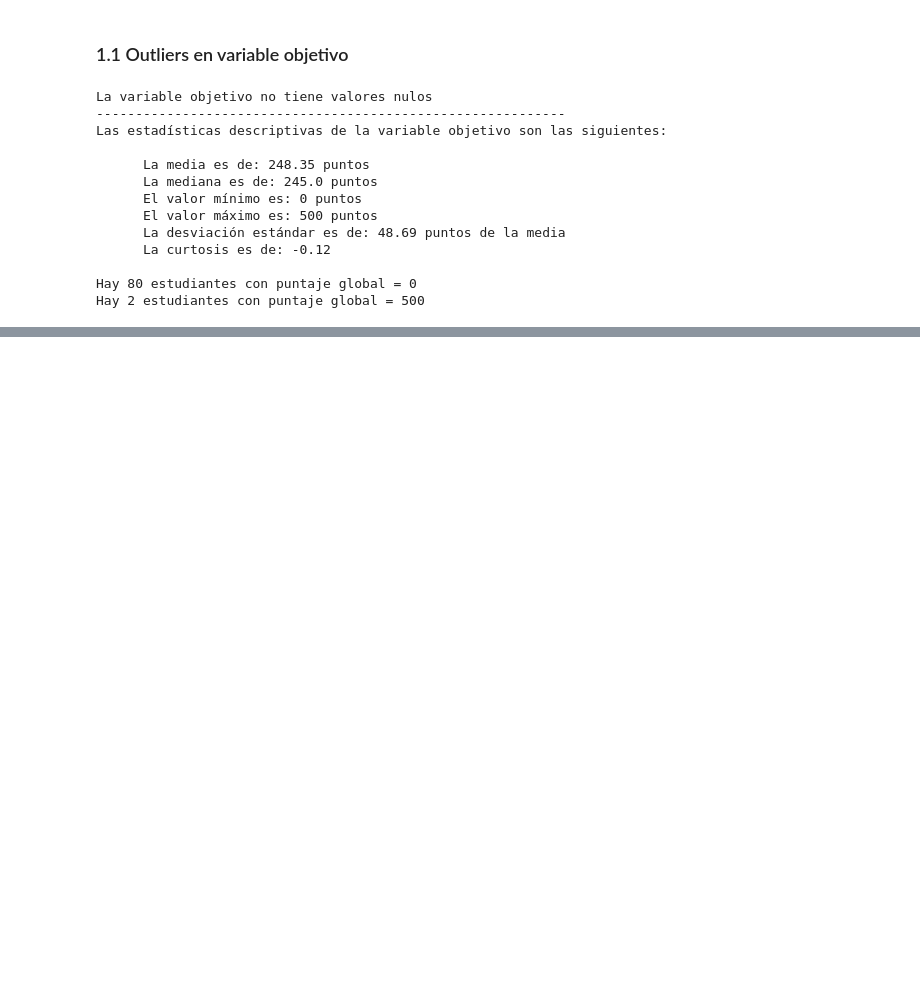
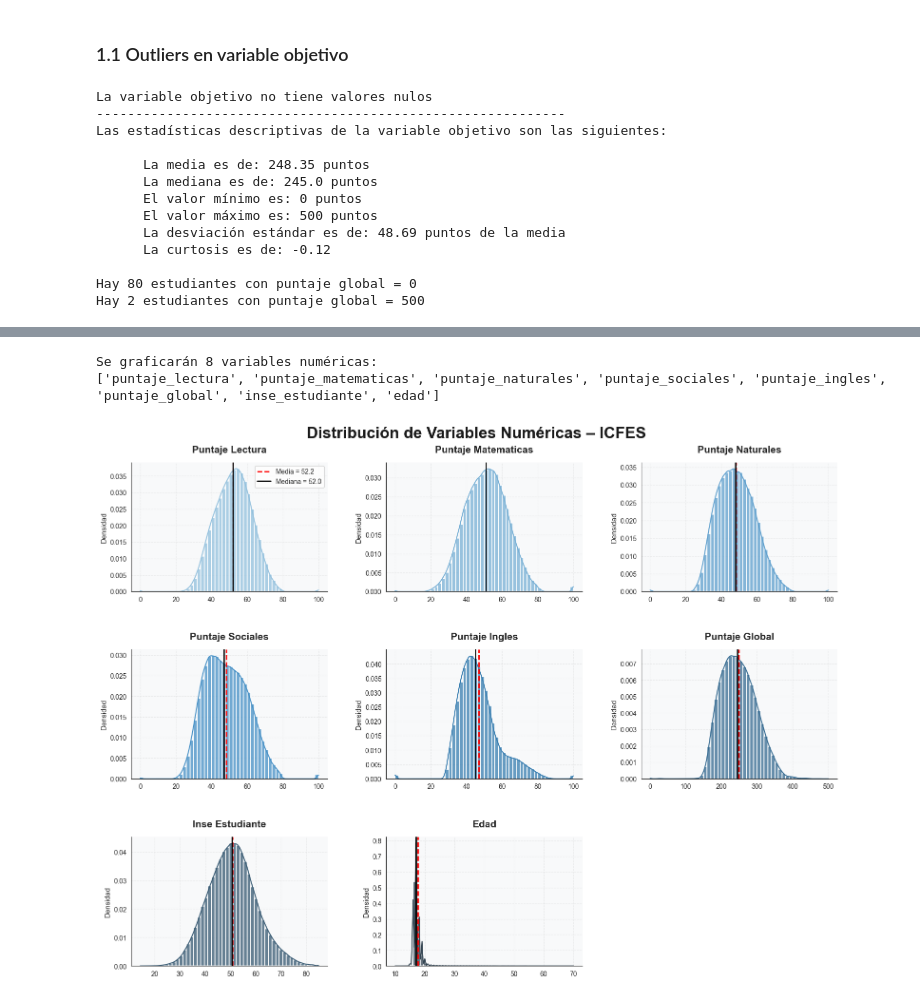
Before and after one commit to JorgeJordyJaimes/icfes-app, a Jupyter notebook: notebooks/3.analisis-datos.ipynb, the cells around one changed output, grey strips where cells are left out. Saved outputs shown, nothing was run; the diff lists cells and outputs as text; code cells hidden in the pictures; blank space fills up the shorter version.

```diff
--- a/notebooks/3.analisis-datos.ipynb
+++ b/notebooks/3.analisis-datos.ipynb
@@ -310,0 +363,74 @@ Outliers detectados con Isolation Forest: 1900 (0.376%)
+# %%
+import matplotlib.pyplot as plt
+import seaborn as sns
+import numpy as np
+
+# =============================================
+# DETECTAR VARIABLES NUMÉRICAS
+# =============================================
+numeric_cols = icfes.select_dtypes(include=['int64', 'float64']).columns.tolist()
+
+# Opcional: excluir variables que no tienen sentido como histograma (ej: IDs, años, etc.)
+# numeric_cols = [col for col in numeric_cols if col not in ['id', 'periodo', 'codigo_colegio']]
+
+print(f"Se graficarán {len(numeric_cols)} variables numéricas:")
+print(numeric_cols)
+
+# =============================================
+# CONFIGURACIÓN DE LA CUADRÍCULA
+# =============================================
+n_cols = 3                              # número de columnas por fila
+n_rows = int(np.ceil(len(numeric_cols) / n_cols))
+
+fig = plt.figure(figsize=(n_cols * 5.5, n_rows * 4.2))
+fig.suptitle('Distribución de Variables Numéricas – ICFES',
+             fontsize=24, fontweight='bold', y=0.98, color='#1a1a1a')
+
+# Paleta de colores suave y profesional
+colors = sns.color_palette("Blues_d", len(numeric_cols))
+
+# =============================================
+# LOOP: UN HISTOGRAMA POR VARIABLE
+# =============================================
+for idx, col in enumerate(numeric_cols):
+    ax = plt.subplot(n_rows, n_cols, idx + 1)
+
+    # Histograma + KDE
+    sns.histplot(data=icfes, x=col, kde=True,
+                 color=colors[idx], alpha=0.75, edgecolor="white", linewidth=1.2,
+                 bins=50, stat="density", ax=ax)
+
+    # Estadísticas clave en el gráfico
+    mean_val = icfes[col].mean()
+    median_val = icfes[col].median()
+    std_val = icfes[col].std()
+
+    ax.axvline(mean_val, color='red', linestyle='--', linewidth=2, label=f'Media = {mean_val:.1f}')
+    ax.axvline(median_val, color='black', linestyle='-', linewidth=2, label=f'Mediana = {median_val:.1f}')
+
+    # Título y etiquetas
+    ax.set_title(col.replace('_', ' ').title(), fontsize=15, fontweight='bold', pad=15)
+    ax.set_xlabel("")
+    ax.set_ylabel("Densidad", fontsize=11)
+
+    # Leyenda solo en el primer gráfico
+    if idx == 0:
+        ax.legend(fontsize=10, loc="upper right")
+    else:
+        ax.legend().set_visible(False)
+
+    # Grid suave
+    ax.grid(True, alpha=0.3, linestyle='--')
+    ax.set_facecolor('#f8f9fa')
+
+# =============================================
+# AJUSTES FINALES
+# =============================================
+plt.subplots_adjust(left=0.06, right=0.96, top=0.92, bottom=0.08,
+                    wspace=0.3, hspace=0.45)
+sns.despine()
+plt.show()
+# %% [output]
+Se graficarán 8 variables numéricas:
+['puntaje_lectura', 'puntaje_matematicas', 'puntaje_naturales', 'puntaje_sociales', 'puntaje_ingles', 'puntaje_global', 'inse_estudiante', 'edad']
+[figure, added]
```
Also changed, not shown: parts of 15 cells of this notebook.
